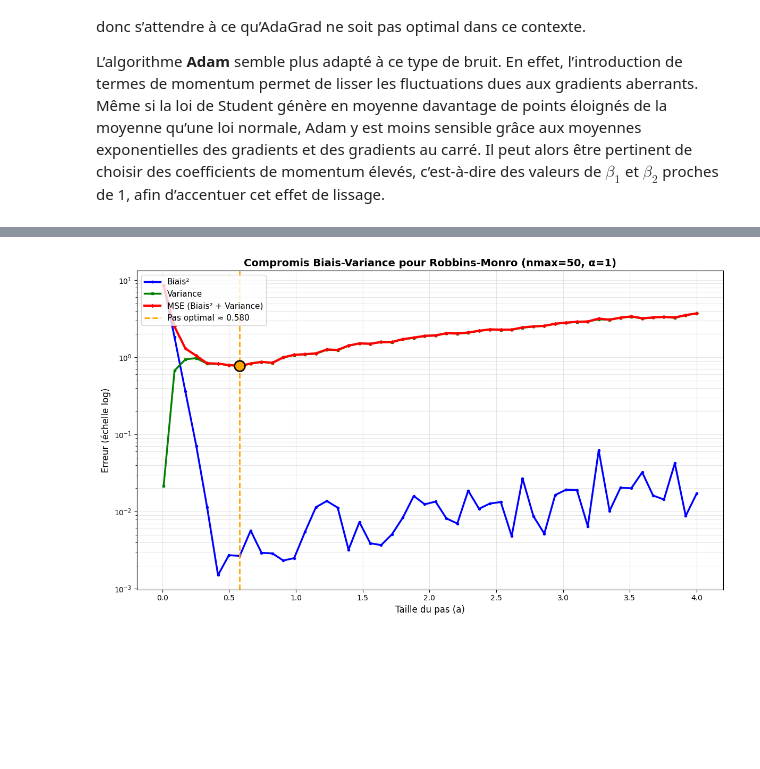
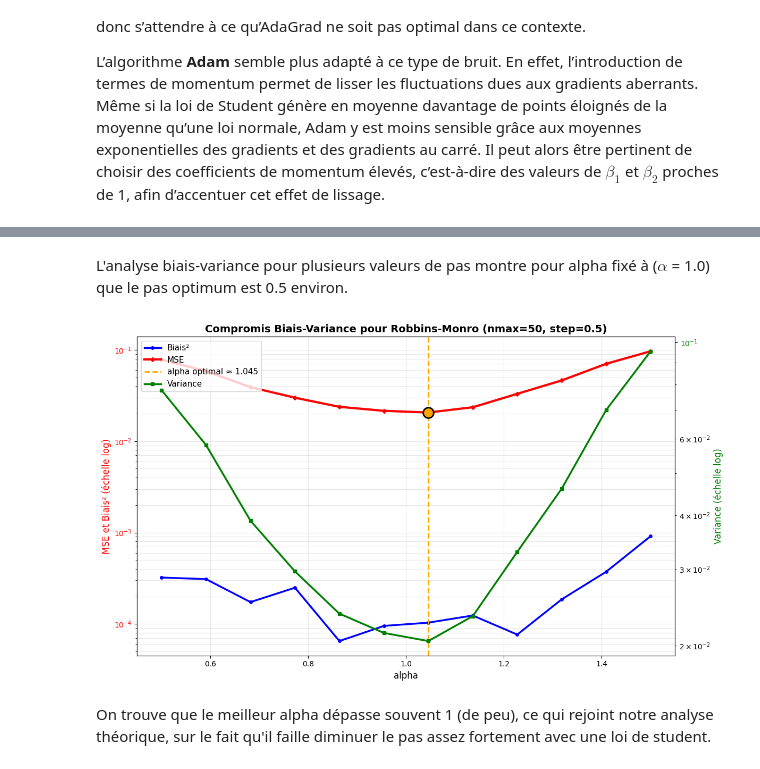
Before and after one commit to enzo-munoz/Mines_data_science, a Jupyter notebook: optimisation/Rapport TP - Enzo Munoz & Maxime Guilbaud & Hugo Munier.ipynb, the cells around one changed output, grey strips where cells are left out. Cells and saved outputs as stored; diff of their text form; code cells hidden in the pictures; blank space fills up the shorter version.

```diff
--- a/optimisation/Rapport TP - Enzo Munoz & Maxime Guilbaud & Hugo Munier.ipynb
+++ b/optimisation/Rapport TP - Enzo Munoz & Maxime Guilbaud & Hugo Munier.ipynb
@@ -195,7 +195,7 @@ d = 10
 sigma = np.linspace(1, 10, d)
 mu = np.linspace(-5, 5, d)
 
-def G(theta, mu, sigma):
+def G(theta, mu, sigma, df):
     """Génère le gradient stochastique vectoriel"""
     epsilon = np.random.normal(loc=mu, scale=sigma, size=d)
     return 2 * (theta - epsilon)
@@ -389,10 +433,14 @@ L’algorithme **Adam** semble plus adapté à ce type de bruit. En effet, l’i
 # %%
-def G_student_scipy(theta, mu, sigma, df=5):
+d = 10
+df = np.linspace(1, 5, d)
+mu = np.linspace(-5, 5, d)
+sigma = 1
+
+def G_student(theta, mu, sigma, df):
     d = len(mu)
     epsilon = np.zeros(d)
 
     for i in range(d):
-        # Génère t_i ~ t(df, loc=mu_i, scale=sigma_i)
-        epsilon[i] = stats.t.rvs(df=df, loc=mu[i], scale=sigma[i])
+        epsilon[i] = stats.t.rvs(df=df[i], loc=mu[i], scale = sigma)
 
     return 2 * (theta - epsilon)
@@ -399,42 +576,62 @@ def G_student_scipy(theta, mu, sigma, df=5):
+# %% [markdown]
+L'analyse biais-variance pour plusieurs valeurs de pas montre pour alpha fixé à ($\alpha$ = 1.0) que le pas optimum est 0.5 environ.
 # %%
 
 thetainit_bv = np.zeros(d)  # pour la reproductibilité
-
-Steps = np.linspace(0.01, 4, 50)  # 50 valeurs de pas à tester
-Bias_squared, Variance, MSE = RobbinsMonroForVaryingStepSize(
+df =None
+alphas = np.linspace(0.5, 1.5, 12)  # 50 valeurs de pas à tester
+Bias_squared, Variance, MSE = RobbinsMonroForVarying_alphas(
     thetainit=thetainit_bv,
-    Steps=Steps,
-    alpha=1,
+    step=0.5,
+    alphas=alphas,
     mu=mu,
+    df = df,
     sigma=sigma,
     nmax=50,
     nsimu=200  # 200 simulations par pas
+
 )
 
 # Trouver le pas optimal (MSE minimal)
 optimal_idx = np.argmin(MSE)
-optimal_step = Steps[optimal_idx]
+optimal_step = alphas[optimal_idx]
 
-fig, ax = plt.subplots(figsize=(12, 7))
+fig, ax1 = plt.subplots(figsize=(12, 7))
 
-ax.plot(Steps, Bias_squared, color='blue', label='Biais²', linewidth=2.5, marker='o', markersize=3)
-ax.plot(Steps, Variance, color='green', label='Variance', linewidth=2.5, marker='s', markersize=3)
-ax.plot(Steps, MSE, color='red', label='MSE (Biais² + Variance)', linewidth=3, marker='D', markersize=3)
+# Axe gauche pour Biais² et MSE
+color1 = 'red'
+ax1.set_xlabel('alpha', fontsize=12)
+ax1.set_ylabel('MSE et Biais² (échelle log)', fontsize=12, color=color1)
+ax1.plot(alphas, Bias_squared, color='blue', label='Biais²', linewidth=2.5, marker='o', markersize=4)
+ax1.plot(alphas, MSE, color='red', label='MSE', linewidth=3, marker='D', markersize=4)
+ax1.tick_params(axis='y', labelcolor=color1)
+ax1.set_yscale('log')
+ax1.grid(True, alpha=0.3, which='both')
+
+# Axe droit pour Variance
+ax2 = ax1.twinx()
+color2 = 'green'
+ax2.set_ylabel('Variance (échelle log)', fontsize=12, color=color2)
+ax2.plot(alphas, Variance, color='green', label='Variance', linewidth=2.5, marker='s', markersize=4)
+ax2.tick_params(axis='y', labelcolor=color2)
+ax2.set_yscale('log')
 
 # Marquer le pas optimal
-ax.axvline(optimal_step, color='orange', linestyle='--', linewidth=2,
-           label=f'Pas optimal ≈ {optimal_step:.3f}')
-ax.scatter([optimal_step], [MSE[optimal_idx]], color='orange', s=200, zorder=5,
-           edgecolors='black', linewidths=2)
+ax1.axvline(optimal_step, color='orange', linestyle='--', linewidth=2,
+            label=f'alpha optimal ≈ {optimal_step:.3f}')
+ax1.scatter([optimal_step], [MSE[optimal_idx]], color='orange', s=200, zorder=5,
+            edgecolors='black', linewidths=2)
 
-ax.set_yscale('log')
-ax.set_xlabel('Taille du pas (a)', fontsize=12)
-ax.set_ylabel('Erreur (échelle log)', fontsize=12)
-ax.set_title('Compromis Biais-Variance pour Robbins-Monro (nmax=50, α=1)',
-             fontsize=14, fontweight='bold')
-ax.legend(fontsize=11, loc='upper left')
-ax.grid(True, alpha=0.3, which='both')
+# Légendes combinées
+lines1, labels1 = ax1.get_legend_handles_labels()
+lines2, labels2 = ax2.get_legend_handles_labels()
+ax1.legend(lines1 + lines2, labels1 + labels2, fontsize=11, loc='upper left')
+
+ax1.set_title('Compromis Biais-Variance pour Robbins-Monro (nmax=50, step=0.5)',
+              fontsize=14, fontweight='bold')
 plt.tight_layout()
 plt.show()
 # %% [output]
-[figure, old version]
+[figure, new version]
+# %% [markdown]
+On trouve que le meilleur alpha dépasse souvent 1 (de peu), ce qui rejoint notre analyse théorique, sur le fait qu'il faille diminuer le pas assez fortement avec une  loi de student.
```
Also changed, not shown: parts of 8 cells of this notebook.
